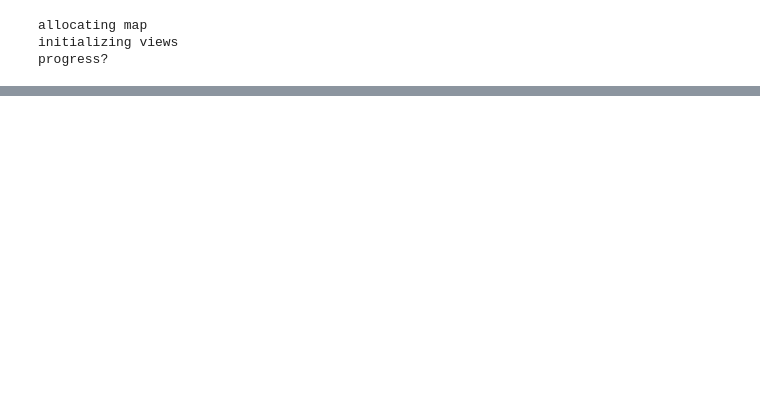
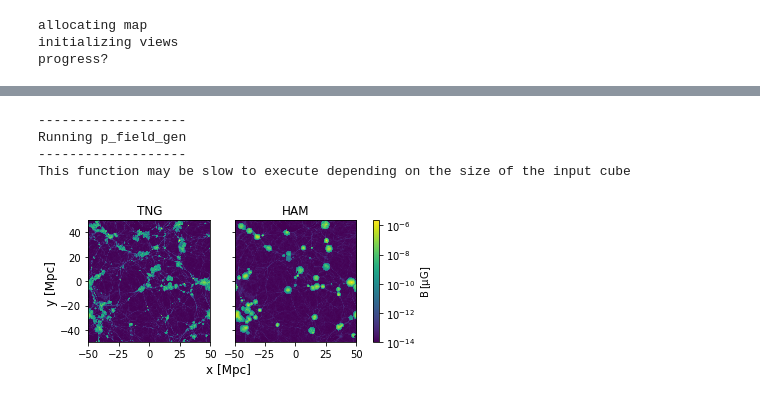
Before and after one commit to marius-ramsoy/HAM, a Jupyter notebook: steamed_HAMs.ipynb, the cells around one changed output, grey strips where cells are left out. Saved outputs shown, nothing was run; the diff lists cells and outputs as text; code cells hidden in the pictures; blank space fills up the shorter version.

```diff
--- a/steamed_HAMs.ipynb
+++ b/steamed_HAMs.ipynb
@@ -1045,0 +1197,35 @@ MW_name_plt(gt,"RM","HAM")
+# %%
+fig_size = (6, 5.5)
+fig, axes = plt.subplots(1,2, sharex=True, sharey=True, figsize=fig_size)
+
+#generate final TNG-like field
+HAME=C*B_polluted+p_field_gen(dens,amplitude=1e-14,frac=0.1,scale=16)
+HAM=np.sqrt(np.sum((HAME)**2,axis=3))
+Bn=np.sqrt(np.sum((BOG)**2,axis=3))
+
+
+axes[0].set_title("TNG")
+axes[0].imshow(np.log(1e-14+Bn[:,:,256]),extent=(-50,50,-50,50),rasterized=True)
+axes[1].set_title("HAM")
+axes[1].imshow(np.log(1e-14+HAM.reshape((512,512,512))[:,:,256]),extent=(-50,50,-50,50),rasterized=True)
+
+
+cmap='viridis'
+cbar_title=r'$\rm B\: [\mu G]$'
+cnorm=colors.LogNorm(vmax=np.max(Bn[:,:,256]),vmin=1e-14)
+plt.colorbar(plt.cm.ScalarMappable(norm=cnorm,cmap=cmap),aspect=20,shrink=0.41,ax=axes[:],label=cbar_title,orientation='vertical')
+axes[1].set_xlabel('.', color=(0, 0, 0, 0))
+axes[1].set_ylabel('.', color=(0, 0, 0, 0))
+fig.text(0.45, 0.28, 'x [Mpc]', va='center', ha='center', fontsize='large')
+fig.text(0.04, 0.5,'y [Mpc]' , va='center', ha='center', rotation='vertical', fontsize='large')
+
+if(not os.path.isfile('TNG_plts')):
+   os.system('mkdir TNG_plots')
+plt.savefig("TNG_plots/B.pdf")
+plt.show()
+# %% [output]
+-------------------
+Running p_field_gen
+-------------------
+This function may be slow to execute depending on the size of the input cube
+[figure, added]
```
Also changed, not shown: parts of 31 cells of this notebook.
